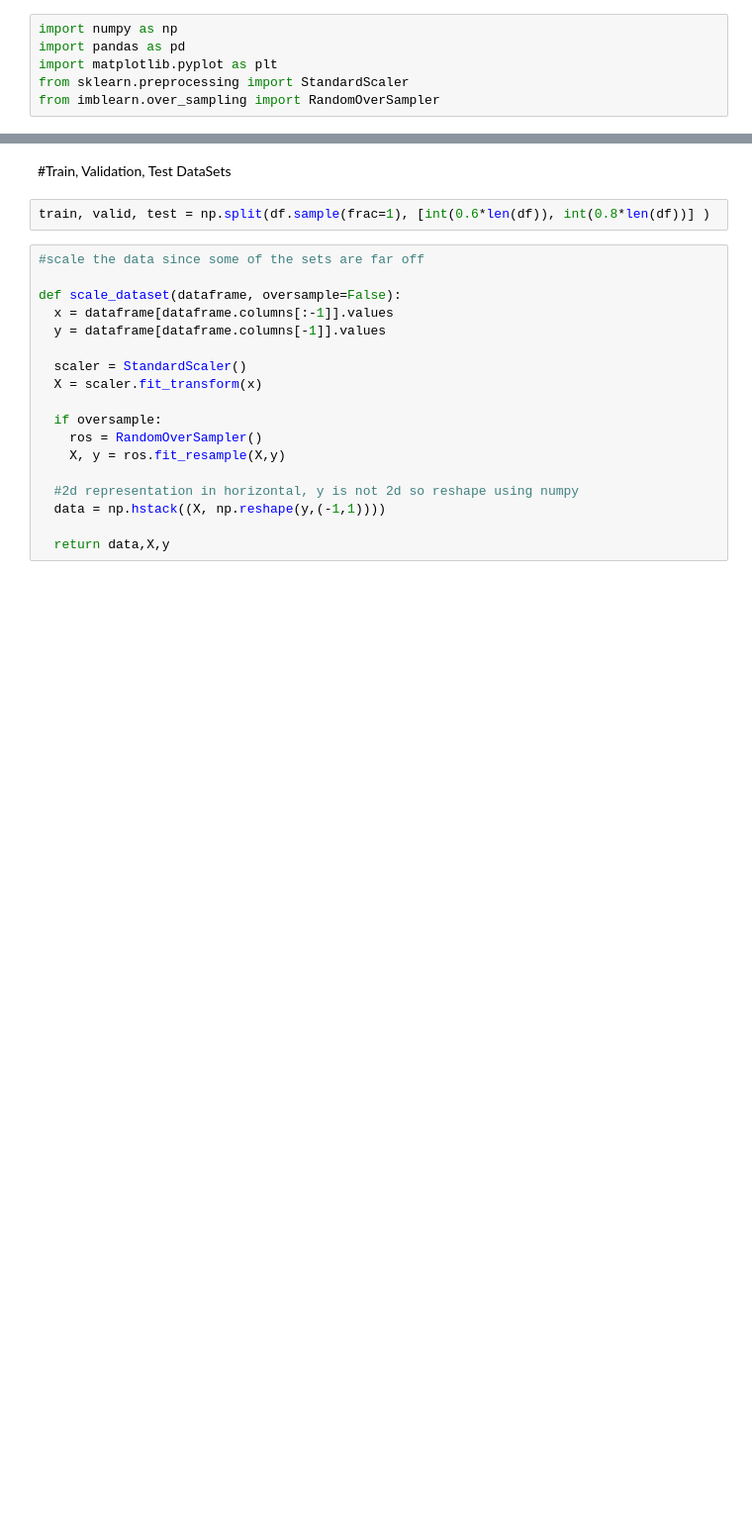
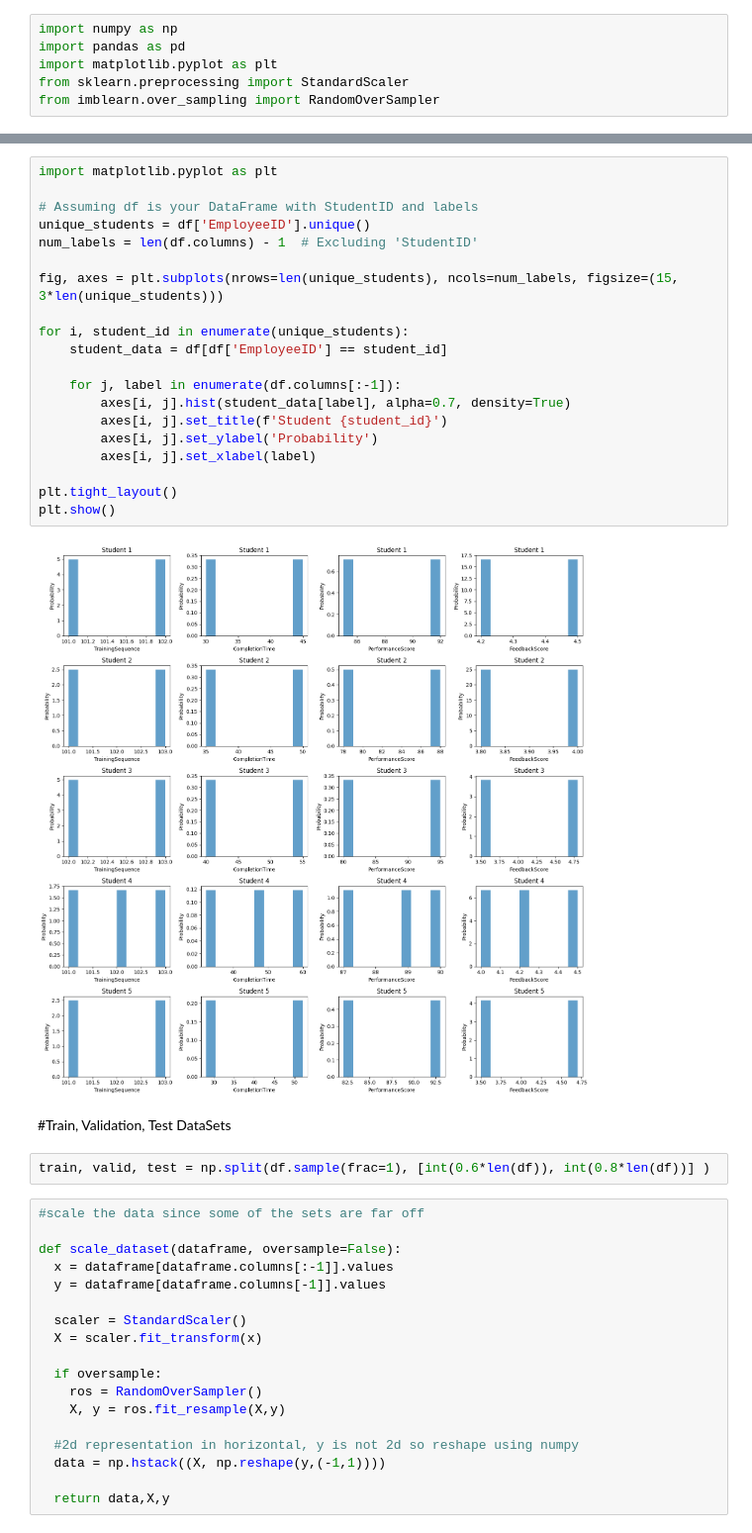
Before and after one commit to friedGarlic/ML_OJTSTUDENTS, a Jupyter notebook: Student_Performance.ipynb, the cells around one changed output, grey strips where cells are left out. Shown at 99% size. Saved outputs shown, nothing was run; the diff lists cells and outputs as text; blank space fills up the shorter version.

```diff
--- a/Student_Performance.ipynb
+++ b/Student_Performance.ipynb
@@ -52,3 +47,25 @@ for label in li[:-1]:
+# %%
+import matplotlib.pyplot as plt
+
+# Assuming df is your DataFrame with StudentID and labels
+unique_students = df['EmployeeID'].unique()
+num_labels = len(df.columns) - 1  # Excluding 'StudentID'
+
+fig, axes = plt.subplots(nrows=len(unique_students), ncols=num_labels, figsize=(15, 3*len(unique_students)))
+
+for i, student_id in enumerate(unique_students):
+    student_data = df[df['EmployeeID'] == student_id]
+
+    for j, label in enumerate(df.columns[:-1]):
+        axes[i, j].hist(student_data[label], alpha=0.7, density=True)
+        axes[i, j].set_title(f'Student {student_id}')
+        axes[i, j].set_ylabel('Probability')
+        axes[i, j].set_xlabel(label)
+
+plt.tight_layout()
+plt.show()
+# %% [output]
+[figure, added]
 # %% [markdown]
 #Train, Validation, Test DataSets
 # %%
```
Also changed, not shown: parts of 7 cells of this notebook.
